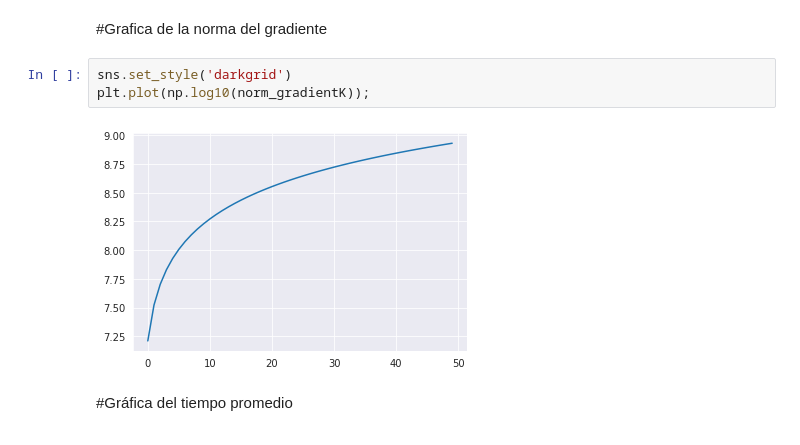
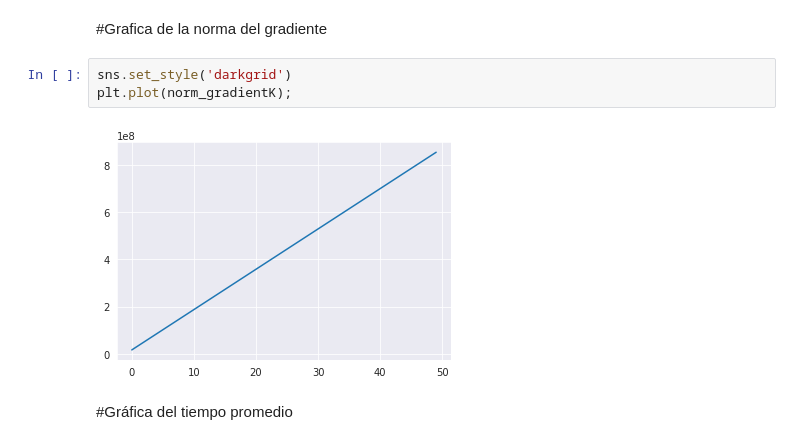
Before and after one commit to QuantumGorilla/Optimization, a Jupyter notebook: Newton's method/OPT_HW2.ipynb, the cells around one changed output. Drawn from its saved outputs; the diff is of its cells as text.

Commit message:
Fixing gradient graphic

```diff
--- a/Newton's method/OPT_HW2.ipynb
+++ b/Newton's method/OPT_HW2.ipynb
@@ -95,9 +95,9 @@ for k in range(0,50):
 #Grafica de la norma del gradiente
 # %%
 sns.set_style('darkgrid')
-plt.plot(np.log10(norm_gradientK));
+plt.plot(norm_gradientK);
 # %% [output]
-[figure, old version]
+[figure, new version]
 # %% [markdown]
 #Gráfica del tiempo promedio
 # %%
```
Also changed, not shown: parts of 1 cell of this notebook.
